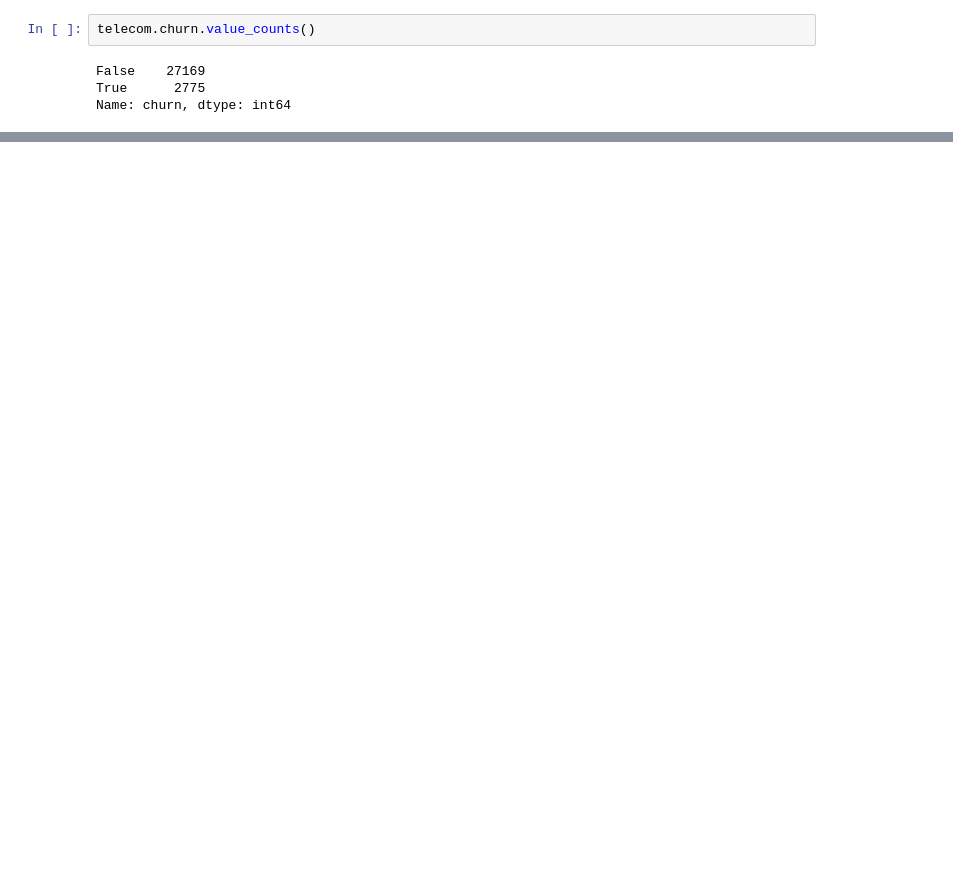
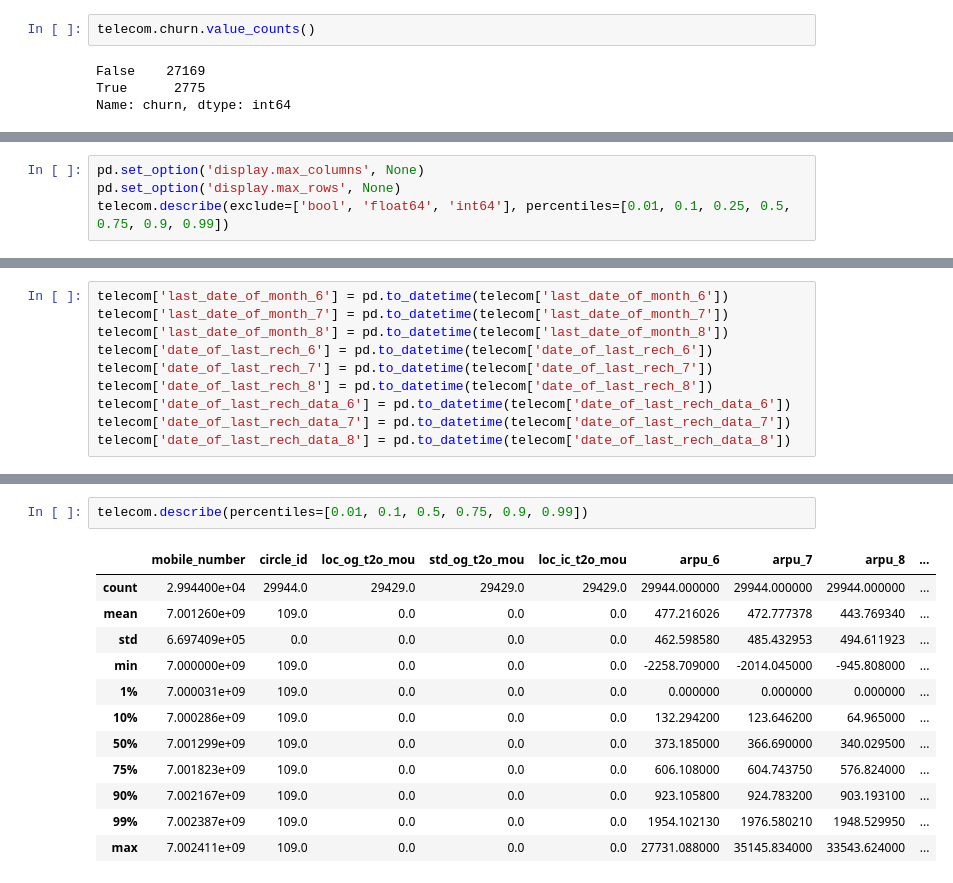
Before and after one commit to hashtaghacker/telecom_churn_pca, a Jupyter notebook: telecom.ipynb, the cells around one changed output, grey strips where cells are left out. Cells and saved outputs as stored; diff of their text form; blank space fills up the shorter version.

```diff
--- a/telecom.ipynb
+++ b/telecom.ipynb
@@ -71,0 +98,4 @@ Name: churn, dtype: int64
+# %%
+pd.set_option('display.max_columns', None)
+pd.set_option('display.max_rows', None)
+telecom.describe(exclude=['bool', 'float64', 'int64'], percentiles=[0.01, 0.1, 0.25, 0.5, 0.75, 0.9, 0.99])
@@ -71,0 +108,10 @@ Name: churn, dtype: int64
+# %%
+telecom['last_date_of_month_6'] = pd.to_datetime(telecom['last_date_of_month_6'])
+telecom['last_date_of_month_7'] = pd.to_datetime(telecom['last_date_of_month_7'])
+telecom['last_date_of_month_8'] = pd.to_datetime(telecom['last_date_of_month_8'])
+telecom['date_of_last_rech_6'] = pd.to_datetime(telecom['date_of_last_rech_6'])
+telecom['date_of_last_rech_7'] = pd.to_datetime(telecom['date_of_last_rech_7'])
+telecom['date_of_last_rech_8'] = pd.to_datetime(telecom['date_of_last_rech_8'])
+telecom['date_of_last_rech_data_6'] = pd.to_datetime(telecom['date_of_last_rech_data_6'])
+telecom['date_of_last_rech_data_7'] = pd.to_datetime(telecom['date_of_last_rech_data_7'])
+telecom['date_of_last_rech_data_8'] = pd.to_datetime(telecom['date_of_last_rech_data_8'])
@@ -71,0 +138,15 @@ Name: churn, dtype: int64
+# %%
+telecom.describe(percentiles=[0.01, 0.1, 0.5, 0.75, 0.9, 0.99])
+# %% [output]
+|  | mobile_number | circle_id | loc_og_t2o_mou | std_og_t2o_mou | loc_ic_t2o_mou | arpu_6 | arpu_7 | arpu_8 | ... |
+| count | 2.994400e+04 | 29944.0 | 29429.0 | 29429.0 | 29429.0 | 29944.000000 | 29944.000000 | 29944.000000 | ... |
+| mean | 7.001260e+09 | 109.0 | 0.0 | 0.0 | 0.0 | 477.216026 | 472.777378 | 443.769340 | ... |
+| std | 6.697409e+05 | 0.0 | 0.0 | 0.0 | 0.0 | 462.598580 | 485.432953 | 494.611923 | ... |
+| min | 7.000000e+09 | 109.0 | 0.0 | 0.0 | 0.0 | -2258.709000 | -2014.045000 | -945.808000 | ... |
+| 1% | 7.000031e+09 | 109.0 | 0.0 | 0.0 | 0.0 | 0.000000 | 0.000000 | 0.000000 | ... |
+| 10% | 7.000286e+09 | 109.0 | 0.0 | 0.0 | 0.0 | 132.294200 | 123.646200 | 64.965000 | ... |
+| 50% | 7.001299e+09 | 109.0 | 0.0 | 0.0 | 0.0 | 373.185000 | 366.690000 | 340.029500 | ... |
+| 75% | 7.001823e+09 | 109.0 | 0.0 | 0.0 | 0.0 | 606.108000 | 604.743750 | 576.824000 | ... |
+| 90% | 7.002167e+09 | 109.0 | 0.0 | 0.0 | 0.0 | 923.105800 | 924.783200 | 903.193100 | ... |
+| 99% | 7.002387e+09 | 109.0 | 0.0 | 0.0 | 0.0 | 1954.102130 | 1976.580210 | 1948.529950 | ... |
+| max | 7.002411e+09 | 109.0 | 0.0 | 0.0 | 0.0 | 27731.088000 | 35145.834000 | 33543.624000 | ... |
```
Also changed, not shown: parts of 13 cells of this notebook.
